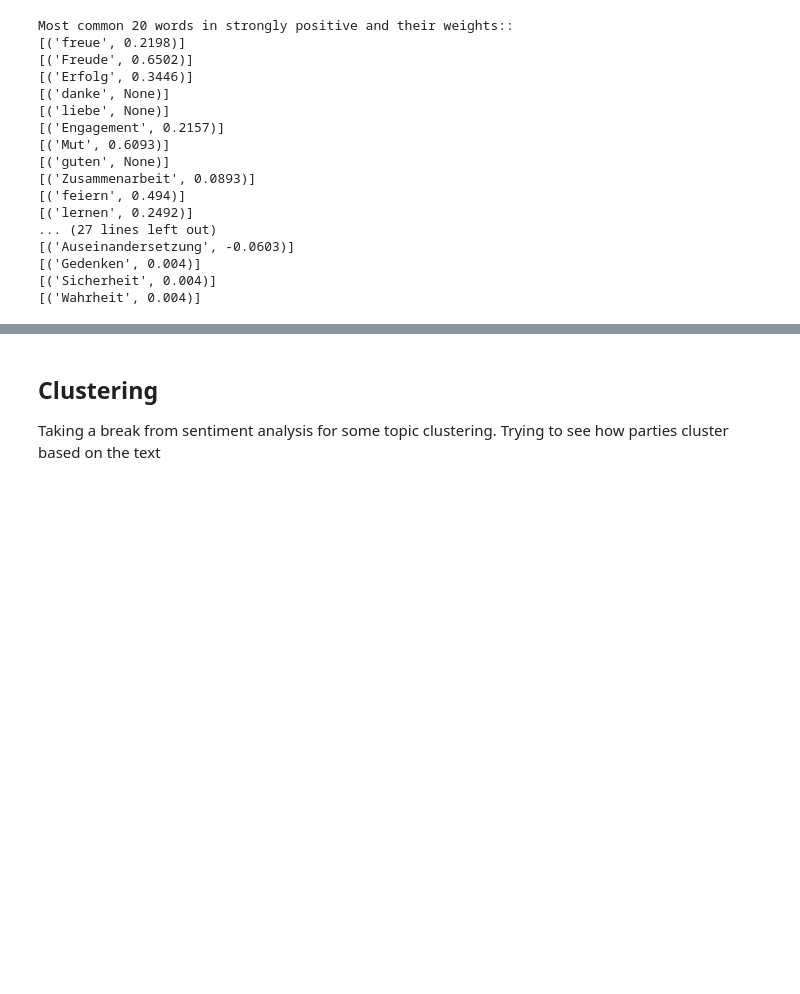
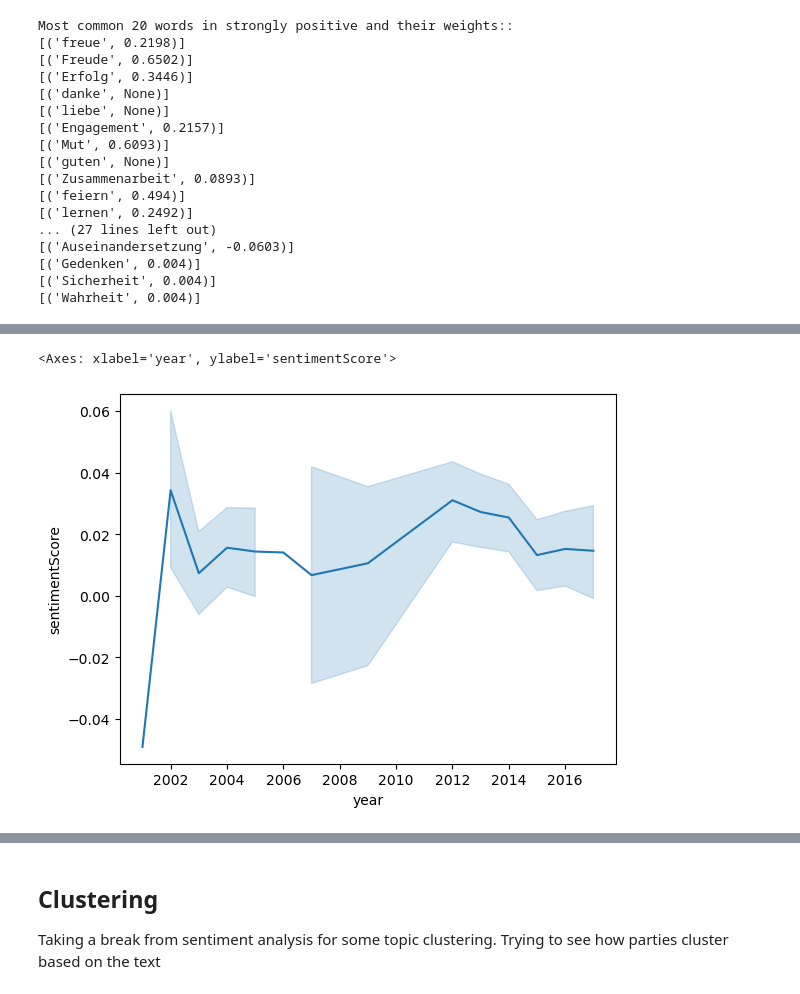
Before and after one commit to Data-Science-for-Linguists-2024/German-Political-Speeches-Sentiment-Analysis, a Jupyter notebook: GPS_Sentiment_Analysis.ipynb, the cells around one changed output, grey strips where cells are left out. Cells and saved outputs as stored; diff of their text form; code cells hidden in the pictures; blank space fills up the shorter version.

```diff
--- a/GPS_Sentiment_Analysis.ipynb
+++ b/GPS_Sentiment_Analysis.ipynb
@@ -914,0 +996,6 @@ Most common 20 words in strongly positive and their weights::
+# %%
+cdu = speeches[speeches.partei == 'CDU']
+fdp = speeches[speeches.partei == 'FDP']
+grünen = speeches[speeches.partei == 'Grünen']
+spd = speeches[speeches.partei == 'SPD']
+parteilos = speeches[speeches.partei == 'parteilos']
@@ -914,0 +1007,5 @@ Most common 20 words in strongly positive and their weights::
+# %%
+sns.lineplot(data=parteilos, x=parteilos['year'], y=parteilos['sentimentScore'])
+# %% [output]
+<Axes: xlabel='year', ylabel='sentimentScore'>
+[figure, added]
```
Also changed, not shown: parts of 16 cells of this notebook, 3 other files.
